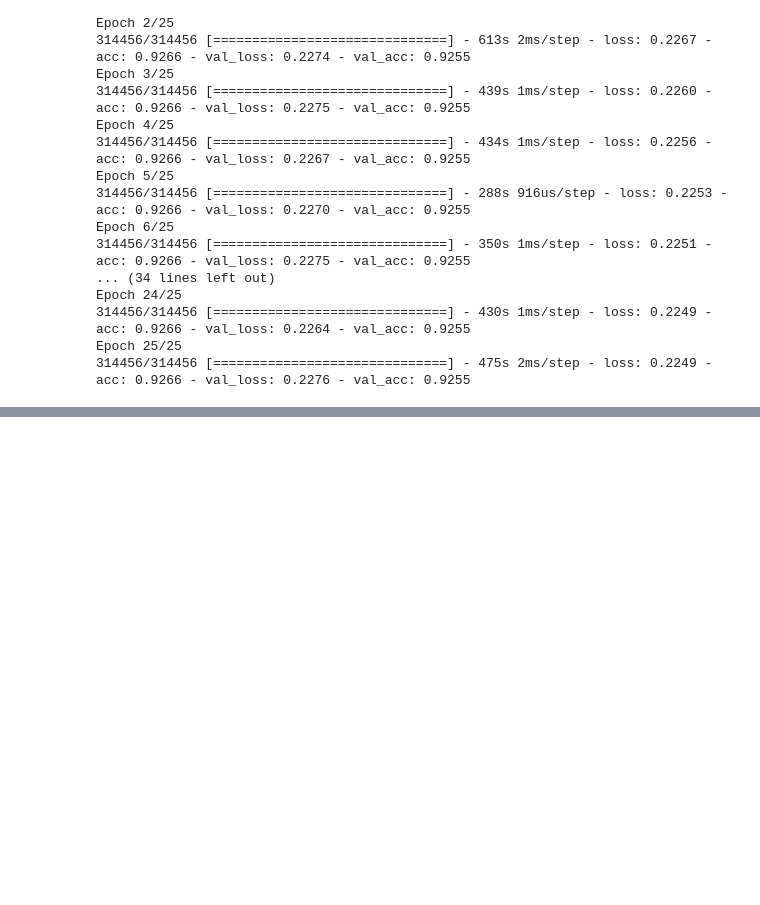
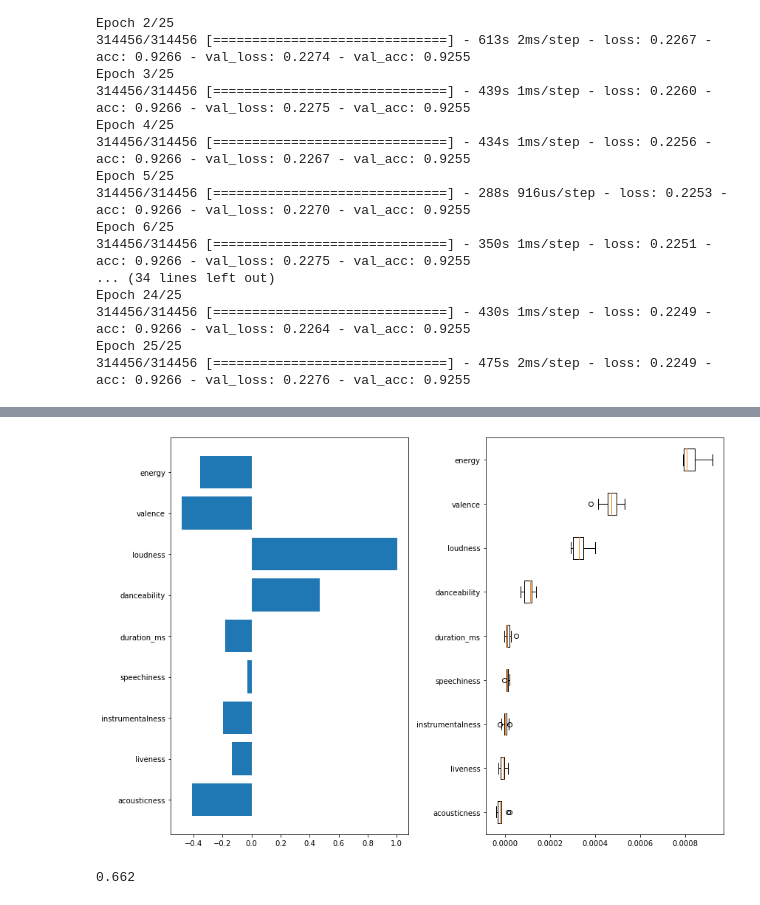
Before and after one commit to lorinhelfenstein/Spotify, a Jupyter notebook: notebooks/lorin/Song Popularity Predictor.ipynb, the cells around one changed output, grey strips where cells are left out. Cells and saved outputs as stored; diff of their text form; code cells hidden in the pictures; blank space fills up the shorter version.

```diff
--- a/notebooks/lorin/Final Notebook.ipynb
+++ b/notebooks/lorin/Song Popularity Predictor.ipynb
@@ -238,0 +300,19 @@ plot_feature_importances(rf)
+# %%
+result = permutation_importance(logreg1, X_train_scaled, y_train, n_repeats=10,
+                                random_state=42)
+perm_sorted_idx = result.importances_mean.argsort()
+
+
+fig, ax = plt.subplots(1, 2, figsize=(12,8))
+
+ax[0].barh(X_train_scaled.columns[perm_sorted_idx], logreg1.coef_[0][perm_sorted_idx])
+
+ax[1].boxplot(result.importances[perm_sorted_idx].T, vert=False, labels=X_train_scaled.columns[perm_sorted_idx])
+fig.tight_layout()
+plt.show()
+# %% [output]
+[figure, added]
+# %%
+df4["energy"].median()
+# %% [output]
+0.662
```
Also changed, not shown: parts of 11 cells of this notebook.
